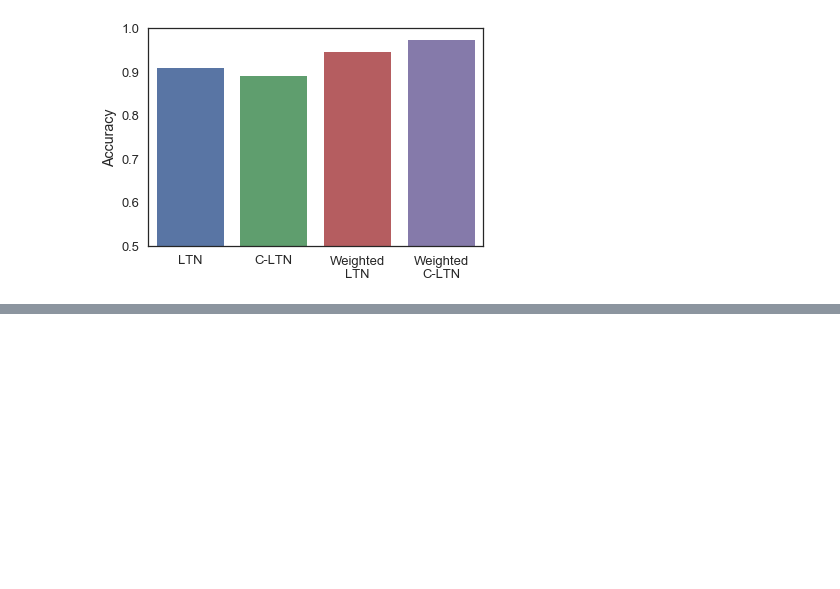
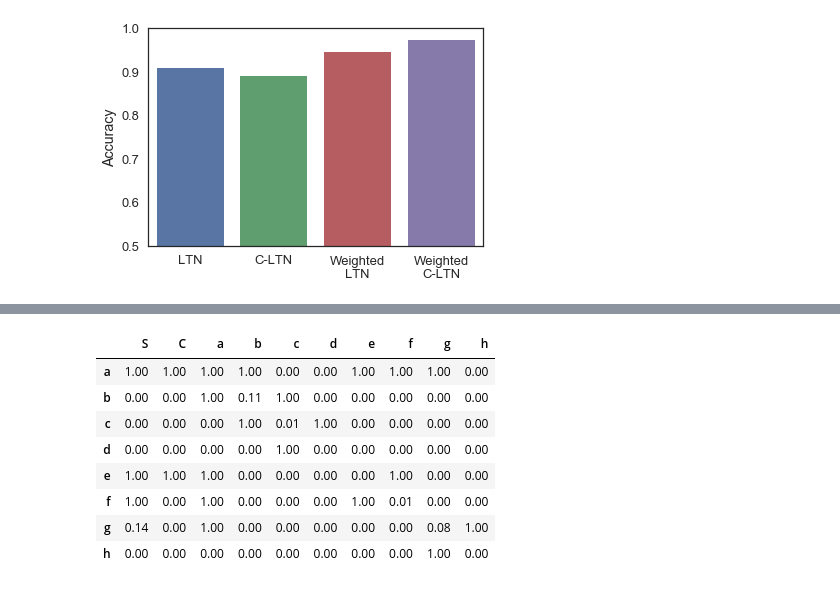
Before and after one commit to Adoni/CSE505, a Jupyter notebook: LTN/main.ipynb, the cells around one changed output, grey strips where cells are left out. Saved outputs shown, nothing was run; the diff lists cells and outputs as text; code cells hidden in the pictures; blank space fills up the shorter version.

```diff
--- a/LTN/main.ipynb
+++ b/LTN/main.ipynb
@@ -253,0 +265,14 @@ plt.show()
+# %%
+prob,loss,first,second,best_table1,best_table2,best_table3=pickle.load(open('./results/result2.pkl','rb'),encoding='latin1')
+# %%
+best_table1
+# %% [output]
+|  | S | C | a | b | c | d | e | f | g | h |
+| a | 1.00 | 1.00 | 1.00 | 1.00 | 0.00 | 0.00 | 1.00 | 1.00 | 1.00 | 0.00 |
+| b | 0.00 | 0.00 | 1.00 | 0.11 | 1.00 | 0.00 | 0.00 | 0.00 | 0.00 | 0.00 |
+| c | 0.00 | 0.00 | 0.00 | 1.00 | 0.01 | 1.00 | 0.00 | 0.00 | 0.00 | 0.00 |
+| d | 0.00 | 0.00 | 0.00 | 0.00 | 1.00 | 0.00 | 0.00 | 0.00 | 0.00 | 0.00 |
+| e | 1.00 | 1.00 | 1.00 | 0.00 | 0.00 | 0.00 | 0.00 | 1.00 | 0.00 | 0.00 |
+| f | 1.00 | 0.00 | 1.00 | 0.00 | 0.00 | 0.00 | 1.00 | 0.01 | 0.00 | 0.00 |
+| g | 0.14 | 0.00 | 1.00 | 0.00 | 0.00 | 0.00 | 0.00 | 0.00 | 0.08 | 1.00 |
+| h | 0.00 | 0.00 | 0.00 | 0.00 | 0.00 | 0.00 | 0.00 | 0.00 | 1.00 | 0.00 |
```
Also changed, not shown: parts of 15 cells of this notebook, 25 other files.
